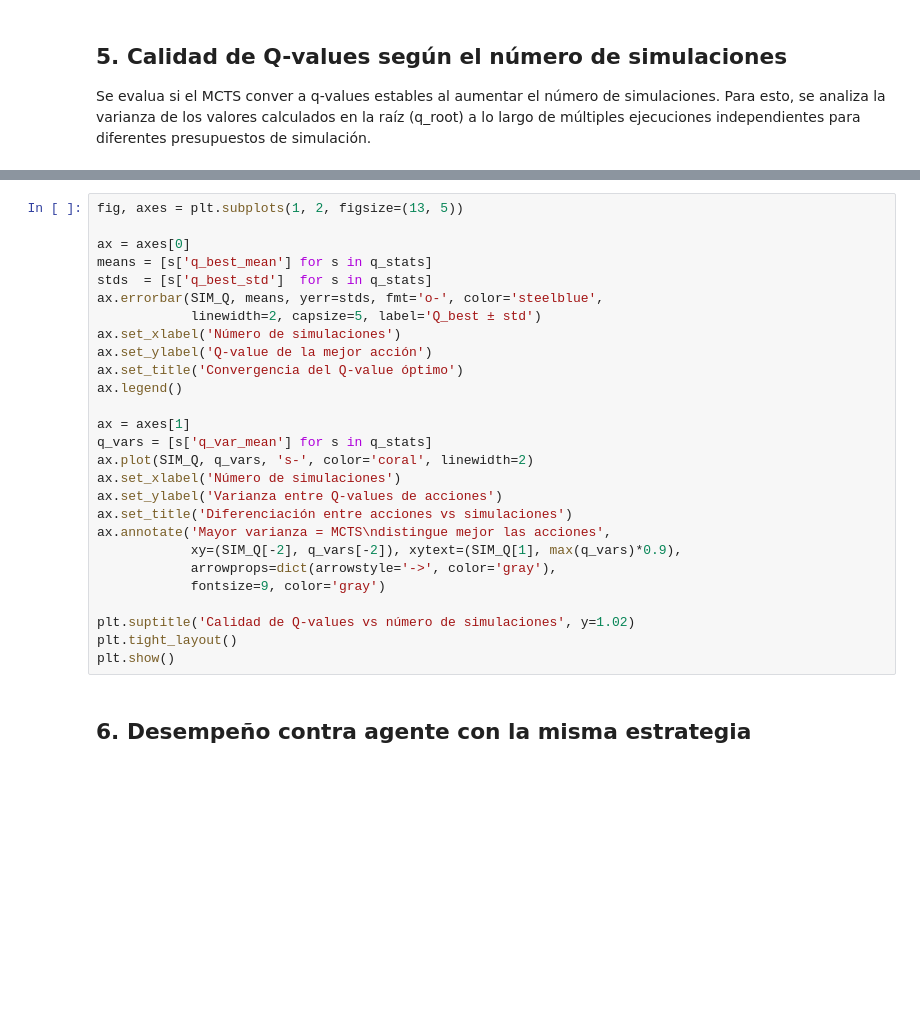
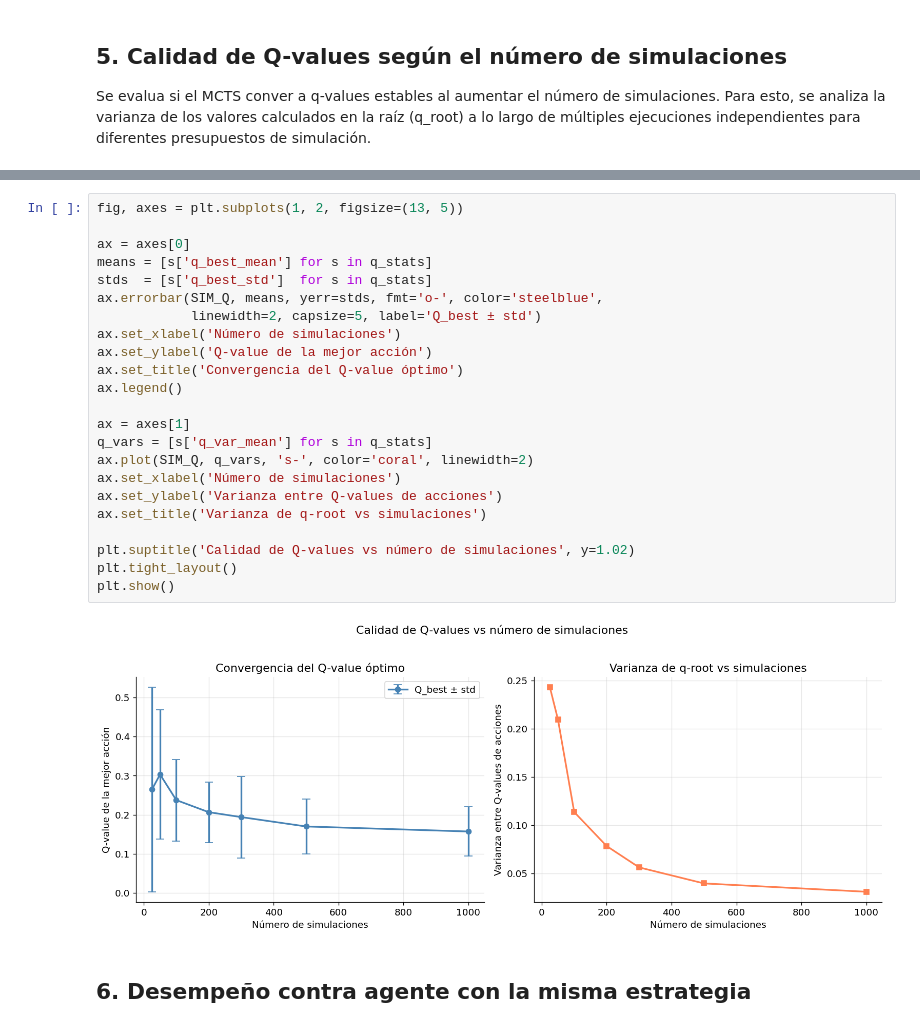
Before and after one commit to Lafrul/Proyecto_connect4, a Jupyter notebook: groups/Laura/entrega.ipynb, the cells around one changed output, grey strips where cells are left out. Cells and saved outputs as stored; diff of their text form; blank space fills up the shorter version.

```diff
--- a/groups/Laura/entrega.ipynb
+++ b/groups/Laura/entrega.ipynb
@@ -357,30 +452,28 @@ for n, s in zip(SIM_Q, q_stats):
 # %%
 fig, axes = plt.subplots(1, 2, figsize=(13, 5))
 
 ax = axes[0]
 means = [s['q_best_mean'] for s in q_stats]
 stds  = [s['q_best_std']  for s in q_stats]
 ax.errorbar(SIM_Q, means, yerr=stds, fmt='o-', color='steelblue',
             linewidth=2, capsize=5, label='Q_best ± std')
 ax.set_xlabel('Número de simulaciones')
 ax.set_ylabel('Q-value de la mejor acción')
 ax.set_title('Convergencia del Q-value óptimo')
 ax.legend()
 
 ax = axes[1]
 q_vars = [s['q_var_mean'] for s in q_stats]
 ax.plot(SIM_Q, q_vars, 's-', color='coral', linewidth=2)
 ax.set_xlabel('Número de simulaciones')
 ax.set_ylabel('Varianza entre Q-values de acciones')
-ax.set_title('Diferenciación entre acciones vs simulaciones')
-ax.annotate('Mayor varianza = MCTS\ndistingue mejor las acciones',
-            xy=(SIM_Q[-2], q_vars[-2]), xytext=(SIM_Q[1], max(q_vars)*0.9),
-            arrowprops=dict(arrowstyle='->', color='gray'),
-            fontsize=9, color='gray')
+ax.set_title('Varianza de q-root vs simulaciones')
 
 plt.suptitle('Calidad de Q-values vs número de simulaciones', y=1.02)
 plt.tight_layout()
 plt.show()
+# %% [output]
+[figure, added]
 # %% [markdown]
 ## 6. Desempeño contra agente con la misma estrategia
 # %%
```
Also changed, not shown: parts of 16 cells of this notebook, 2 other files.
